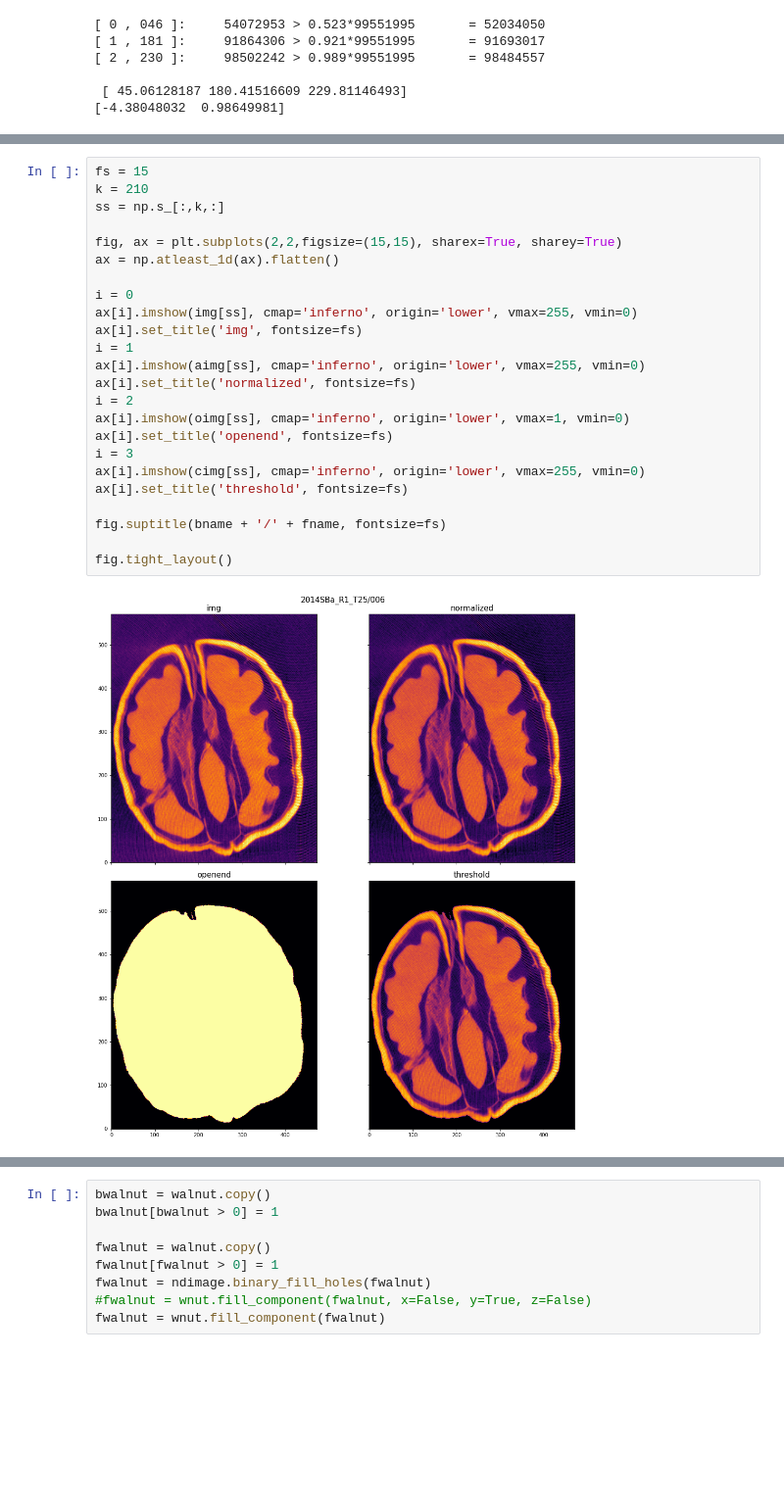
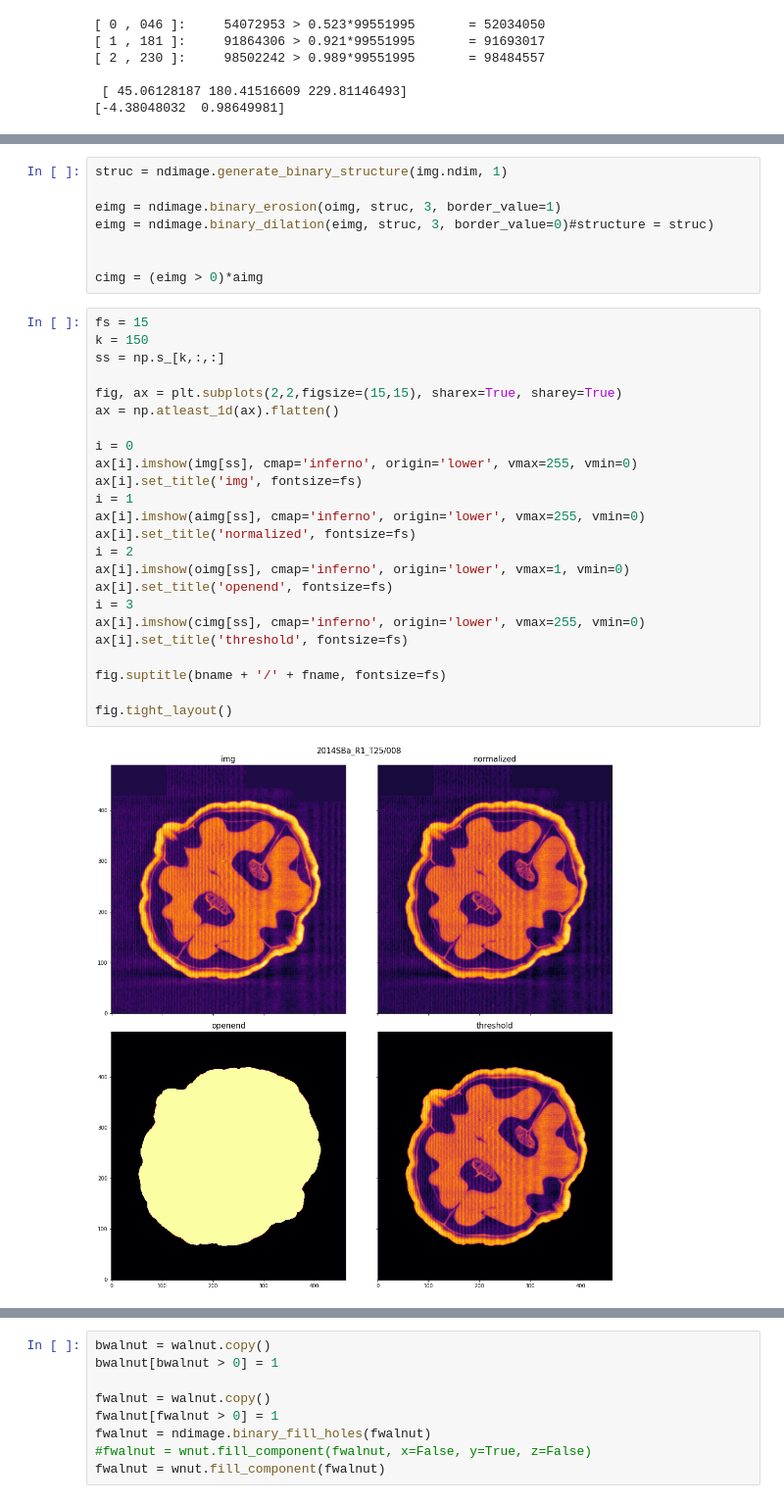
Before and after one commit to amezqui3/walnut_tda, a Jupyter notebook: jupyter/02_density_normalization.ipynb, the cells around one changed output, grey strips where cells are left out. Shown at 98% size. Drawn from its saved outputs; the diff is of its cells as text; blank space fills up the shorter version.

```diff
--- a/jupyter/02_density_normalization.ipynb
+++ b/jupyter/02_density_normalization.ipynb
@@ -164,32 +164,40 @@ Closed Z
 [33553662      312       60       56       32       32       25       22
        19       19       18       17       15       14       14       14
        14       13       13       13]
+# %%
+struc = ndimage.generate_binary_structure(img.ndim, 1)
+
+eimg = ndimage.binary_erosion(oimg, struc, 3, border_value=1)
+eimg = ndimage.binary_dilation(eimg, struc, 3, border_value=0)#structure = struc)
+
+
+cimg = (eimg > 0)*aimg
 # %%
 fs = 15
-k = 210
-ss = np.s_[:,k,:]
+k = 150
+ss = np.s_[k,:,:]
 
 fig, ax = plt.subplots(2,2,figsize=(15,15), sharex=True, sharey=True)
 ax = np.atleast_1d(ax).flatten()
 
 i = 0
 ax[i].imshow(img[ss], cmap='inferno', origin='lower', vmax=255, vmin=0)
 ax[i].set_title('img', fontsize=fs)
 i = 1
 ax[i].imshow(aimg[ss], cmap='inferno', origin='lower', vmax=255, vmin=0)
 ax[i].set_title('normalized', fontsize=fs)
 i = 2
 ax[i].imshow(oimg[ss], cmap='inferno', origin='lower', vmax=1, vmin=0)
 ax[i].set_title('openend', fontsize=fs)
 i = 3
 ax[i].imshow(cimg[ss], cmap='inferno', origin='lower', vmax=255, vmin=0)
 ax[i].set_title('threshold', fontsize=fs)
 
 fig.suptitle(bname + '/' + fname, fontsize=fs)
 
 fig.tight_layout()
 # %% [output]
-[figure, old version]
+[figure, new version]
 # %%
 walnut, cero = wnut.clean_zeroes(cimg)
 print(cimg.shape)
```
Also changed, not shown: parts of 8 cells of this notebook, 14 other files.
